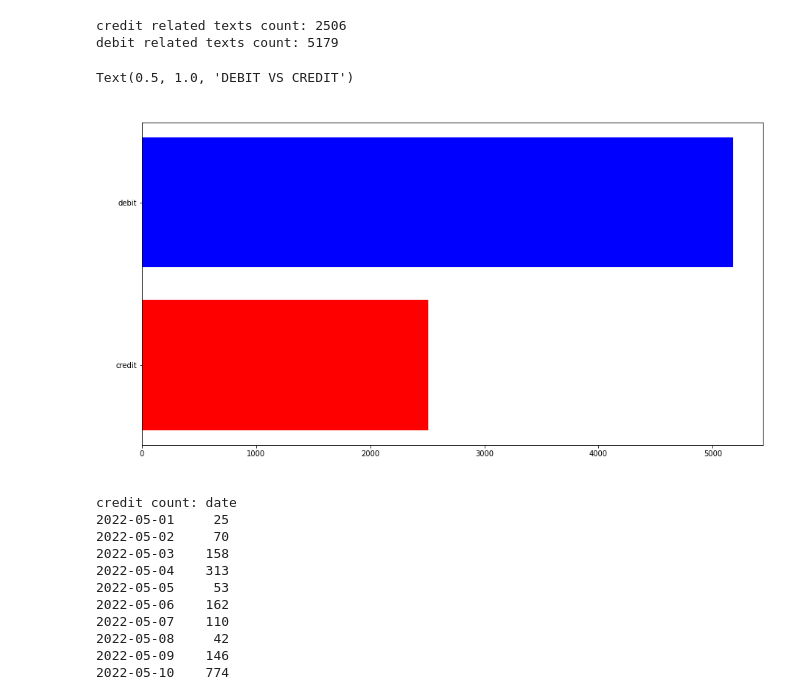
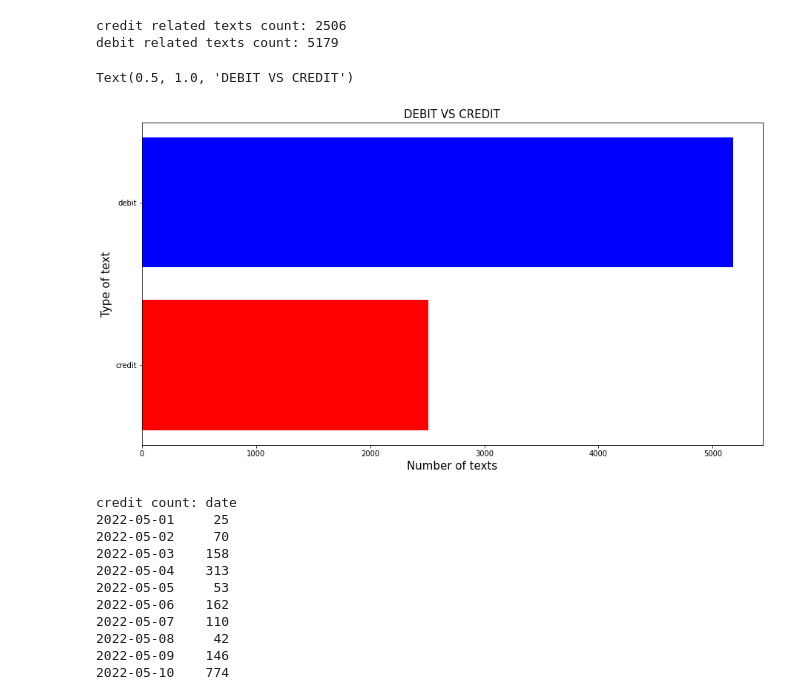
Before and after one commit to Taoheed-O/DATA-ANALYSIS, a Jupyter notebook: SMS/SMS.ipynb, the cells around one changed output. Saved outputs shown, nothing was run; the diff lists cells and outputs as text; code cells hidden in the pictures.

```diff
--- a/SMS/SMS.ipynb
+++ b/SMS/SMS.ipynb
@@ -127,14 +127,14 @@ debit related texts count: 5179
 # %%
 # Plot of counts of debit related and credit related texts
 plt.figure(figsize=(15,8))
 plt.barh("credit",credit_related_texts['text'].count(),color="red")
 plt.barh("debit",debit_related_texts['text'].count(),color="blue")
-plt.xlabel("Number of texts",fontdict={"fontsize":15},color="white")
-plt.ylabel("Type of text",fontdict={"fontsize":15},color="white")
-plt.title("DEBIT VS CREDIT",fontdict={"fontsize":15},color="white")
+plt.xlabel("Number of texts",fontdict={"fontsize":15},color="black")
+plt.ylabel("Type of text",fontdict={"fontsize":15},color="black")
+plt.title("DEBIT VS CREDIT",fontdict={"fontsize":15},color="black")
 # %% [output]
 Text(0.5, 1.0, 'DEBIT VS CREDIT')
-[figure, old version]
+[figure, new version]
 # %%
 # Using the groupby function to group the texts and making the count
 
```
Also changed, not shown: parts of 1 cell of this notebook.
